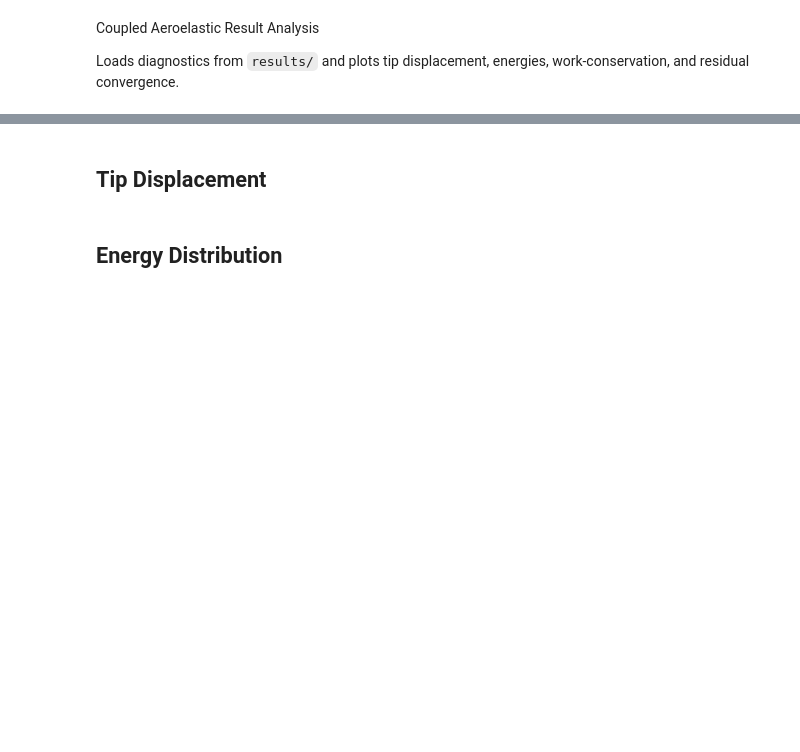
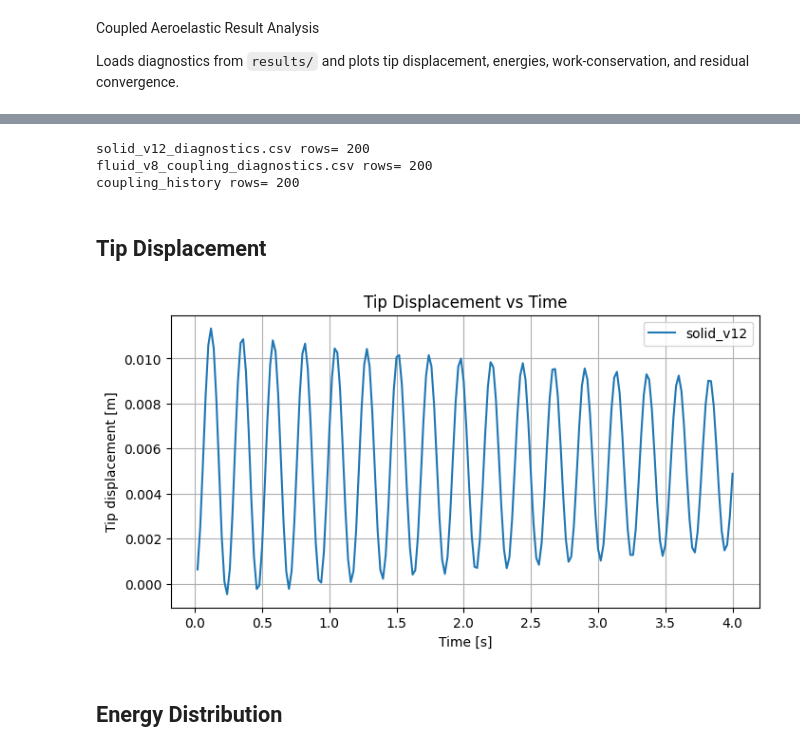
Before and after one commit to neerajbalachandar/VarFLEXI-rVPM-Fenics, a Jupyter notebook: result_analysis.ipynb, the cells around one changed output, grey strips where cells are left out. Cells and saved outputs as stored; diff of their text form; code cells hidden in the pictures; blank space fills up the shorter version.

```diff
--- a/result_analysis.ipynb
+++ b/result_analysis.ipynb
@@ -13,9 +13,9 @@ plt.rcParams["figure.figsize"] = (8, 4)
 plt.rcParams["axes.grid"] = True
 
 ROOT = os.path.abspath(".")
-RES = os.path.join(ROOT, "results")
-COUPLING_CSV = os.path.join(RES, "coupling", "coupling_history.csv")
-FLUID_DIAG = sorted(glob.glob(os.path.join(RES, "fluid", "*_coupling_diagnostics.csv")))
+RES = os.path.join(ROOT, "results/v12_v8/")
+COUPLING_CSV = os.path.join(RES, "coupling_history.csv")
+FLUID_DIAG = sorted(glob.glob(os.path.join(RES, "fluid_v8_coupling_diagnostics.csv")))
 SOLID_DIAGS = sorted(glob.glob(os.path.join(RES, "solid_v*_diagnostics.csv")))
 
 print("Results dir:", RES)
@@ -38,24 +43,31 @@ for k, df in fluid_data.items():
     print(k, "rows=", 0 if df is None else len(df))
 if coupling_df is not None:
     print("coupling_history rows=", len(coupling_df))
+# %% [output]
+solid_v12_diagnostics.csv rows= 200
+fluid_v8_coupling_diagnostics.csv rows= 200
+coupling_history rows= 200
 # %% [markdown]
 ## Tip Displacement
 # %%
 plt.figure()
 plotted=False
 for name, df in solid_data.items():
     if df is None or not {"time","u_tip"}.issubset(df.columns):
         continue
     plt.plot(df["time"], df["u_tip"], label=name.replace("_diagnostics.csv",""))
     plotted=True
 if plotted:
     plt.xlabel("Time [s]")
     plt.ylabel("Tip displacement [m]")
     plt.legend()
     plt.title("Tip Displacement vs Time")
     plt.show()
+    plt.savefig
 else:
     print("No solid diagnostics with time/u_tip found.")
+# %% [output]
+[figure, added]
 # %% [markdown]
 ## Energy Distribution
 # %%
```
Also changed, not shown: parts of 5 cells of this notebook, 5 other files.
